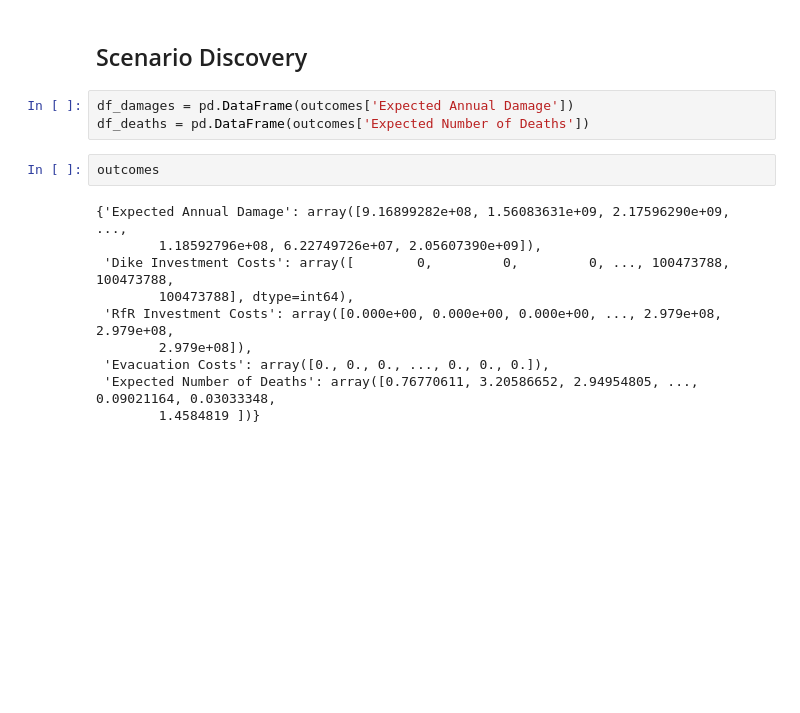
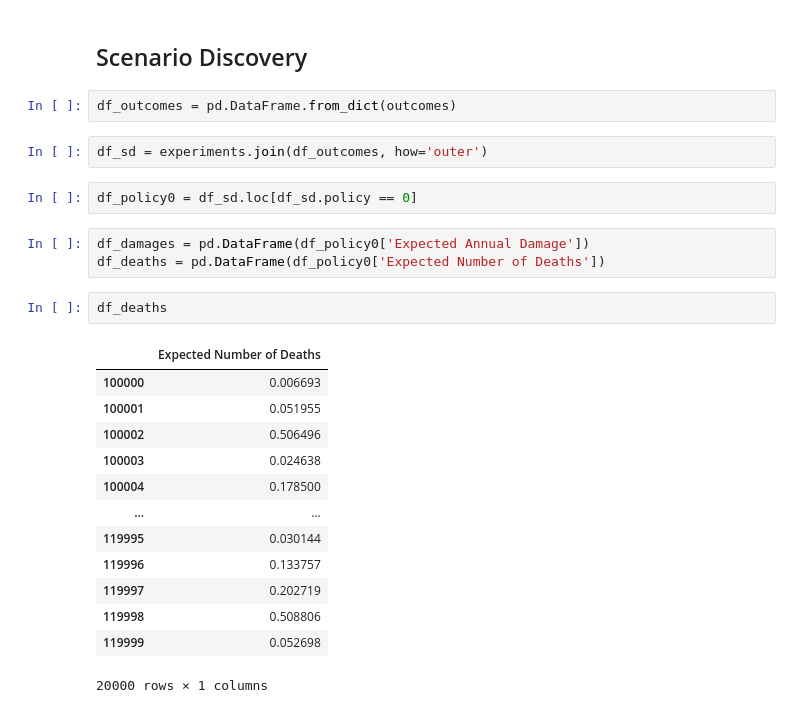
Before and after one commit to jeroenvantil/epa141A_open, a Jupyter notebook: final assignment/3.4 MORDM_reference.ipynb, the cells around one changed output. Saved outputs shown, nothing was run; the diff lists cells and outputs as text; blank space fills up the shorter version.

```diff
--- a/final assignment/3.4 MORDM_reference.ipynb
+++ b/final assignment/3.4 MORDM_reference.ipynb
@@ -411,18 +411,28 @@ The maximum regret paints a different picture than the signal-to-noise ratio, al
 # %% [markdown]
 ## Scenario Discovery
+# %%
+df_outcomes = pd.DataFrame.from_dict(outcomes)
+# %%
+df_sd = experiments.join(df_outcomes, how='outer')
+# %%
+df_policy0 = df_sd.loc[df_sd.policy == 0]
 # %%
-df_damages = pd.DataFrame(outcomes['Expected Annual Damage'])
-df_deaths = pd.DataFrame(outcomes['Expected Number of Deaths'])
+df_damages = pd.DataFrame(df_policy0['Expected Annual Damage'])
+df_deaths = pd.DataFrame(df_policy0['Expected Number of Deaths'])
-# %%
-outcomes
-# %% [output]
-{'Expected Annual Damage': array([9.16899282e+08, 1.56083631e+09, 2.17596290e+09, ...,
-        1.18592796e+08, 6.22749726e+07, 2.05607390e+09]),
- 'Dike Investment Costs': array([        0,         0,         0, ..., 100473788, 100473788,
-        100473788], dtype=int64),
- 'RfR Investment Costs': array([0.000e+00, 0.000e+00, 0.000e+00, ..., 2.979e+08, 2.979e+08,
-        2.979e+08]),
- 'Evacuation Costs': array([0., 0., 0., ..., 0., 0., 0.]),
- 'Expected Number of Deaths': array([0.76770611, 3.20586652, 2.94954805, ..., 0.09021164, 0.03033348,
-        1.4584819 ])}
+# %%
+df_deaths
+# %% [output]
+|  | Expected Number of Deaths |
+| 100000 | 0.006693 |
+| 100001 | 0.051955 |
+| 100002 | 0.506496 |
+| 100003 | 0.024638 |
+| 100004 | 0.178500 |
+| ... | ... |
+| 119995 | 0.030144 |
+| 119996 | 0.133757 |
+| 119997 | 0.202719 |
+| 119998 | 0.508806 |
+| 119999 | 0.052698 |
+20000 rows × 1 columns
 # %%
```
Also changed, not shown: parts of 13 cells of this notebook.
